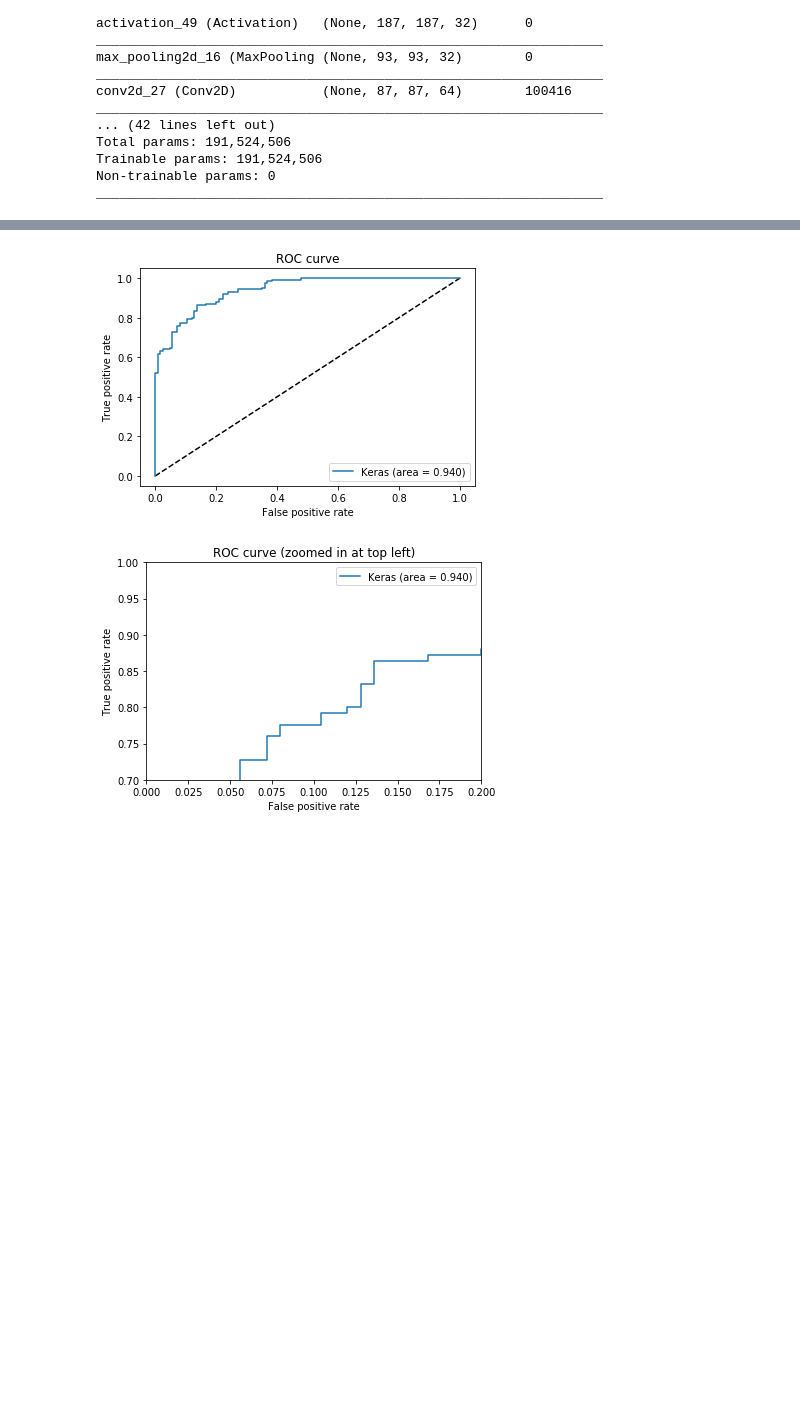
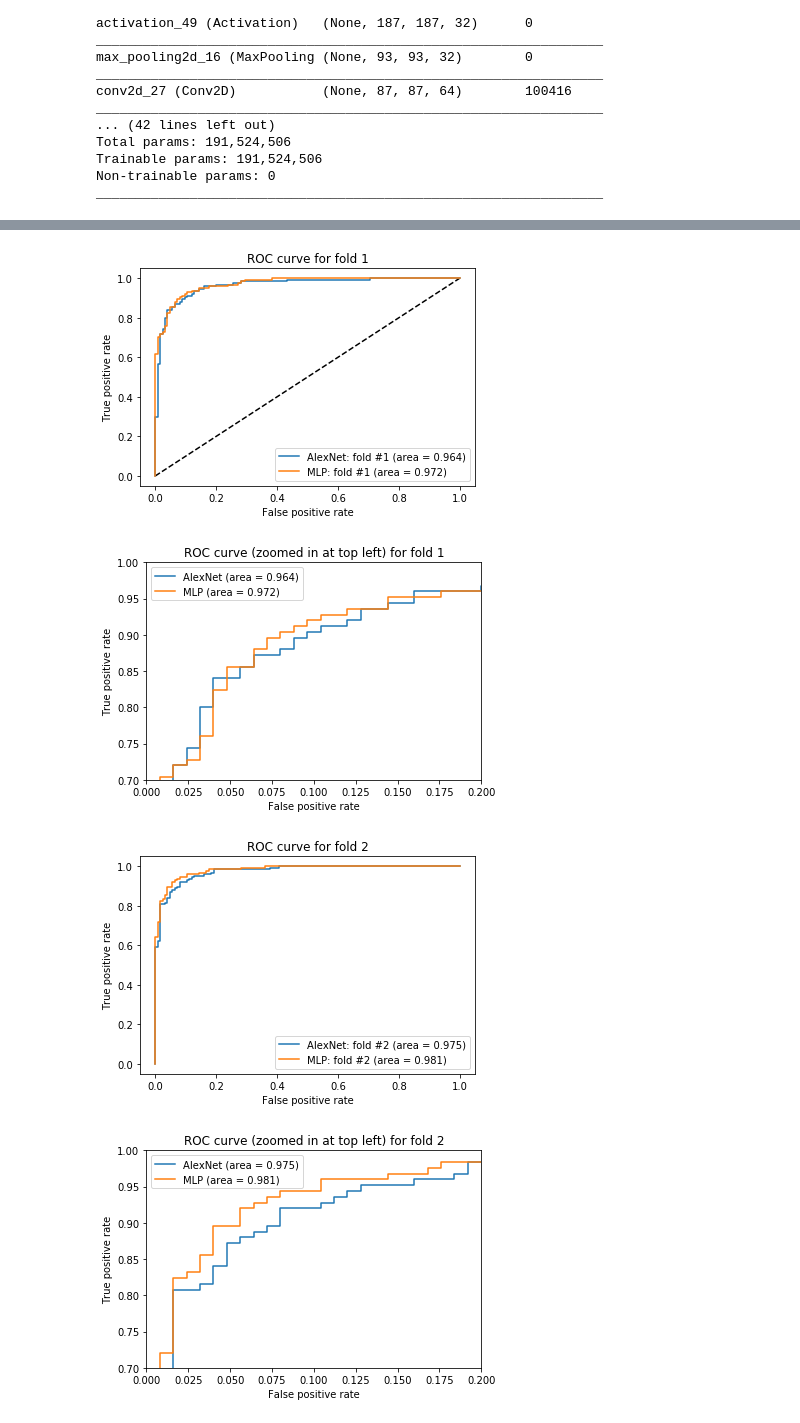
Before and after one commit to Hd0702/CSE5324, a Jupyter notebook: A6/Lab6.ipynb, the cells around one changed output, grey strips where cells are left out. Saved outputs shown, nothing was run; the diff lists cells and outputs as text; code cells hidden in the pictures; blank space fills up the shorter version.

Commit message:
added mlp comparison and visualization

```diff
--- a/A6/Lab6.ipynb
+++ b/A6/Lab6.ipynb
@@ -347,25 +330,32 @@ print((fprs[0]), (fprs[1]))
 # %%
-plt.figure(1)
+#THIS CODE WAS ADAPTED FROM THIS SOURCE https://www.dlology.com/blog/simple-guide-on-how-to-generate-roc-plot-for-keras-classifier/
 plt.plot([0, 1], [0, 1], 'k--')
-plt.plot(fprs[0], tprs[0], label='AlexNet (area = {:.3f})'.format(aucs[0]))
-plt.plot(mlp_fprs[0], mlp_tprs[0], label='MLP (area = {:.3f})'.format(auc_rf))
-plt.xlabel('False positive rate')
-plt.ylabel('True positive rate')
-plt.title('ROC curve')
-plt.legend(loc='best')
-plt.show()
-# Zoom in view of the upper left corner.
-plt.figure(2)
-plt.xlim(0, 0.2)
-plt.ylim(0.7, 1)
-plt.plot([0, 1], [0, 1], 'k--')
-plt.plot(fprs[0], tprs[0], label='AlexNet (area = {:.3f})'.format(aucs[0]))
-plt.plot(mlp_fprs[0], mlp_tprs[0], label='MLP (area = {:.3f})'.format(aucs[0]))
-plt.xlabel('False positive rate')
-plt.ylabel('True positive rate')
-plt.title('ROC curve (zoomed in at top left)')
-plt.legend(loc='best')
-plt.show()
+counter = 0
+for index in range(len(aucs)):
+    plt.figure(counter+1)
+    if index < len(aucs) and index < len(mlp_aucs):
+        plt.plot(fprs[index], tprs[index], label='AlexNet: fold #{} (area = {:.3f})'.format(index+1 ,aucs[index]))
+        plt.plot(mlp_fprs[index], mlp_tprs[index], label='MLP: fold #{} (area = {:.3f})'.format(index+1, mlp_aucs[index], index))
+        plt.xlabel('False positive rate')
+        plt.ylabel('True positive rate')
+        plt.title('ROC curve for fold {}'.format(index+1))
+        plt.legend(loc='best')
+        plt.show()
+        counter += 1
+        plt.figure(counter+1)
+        plt.xlim(0, 0.2)
+        plt.ylim(0.7, 1)
+        plt.plot([0, 1], [0, 1], 'k--')
+        plt.plot(fprs[index], tprs[index], label='AlexNet (area = {:.3f})'.format(aucs[index]))
+        plt.plot(mlp_fprs[index], mlp_tprs[index], label='MLP (area = {:.3f})'.format(mlp_aucs[index]))
+        plt.xlabel('False positive rate')
+        plt.ylabel('True positive rate')
+        plt.title('ROC curve (zoomed in at top left) for fold {}'.format(index+1))
+        plt.legend(loc='best')
+        plt.show()
+        counter += 1
 # %% [output]
-[figure, old version]
+[figure, new version]
-[figure, old version]
+[figure, new version]
+[figure, added]
+[figure, added]
```
Also changed, not shown: parts of 26 cells of this notebook.
